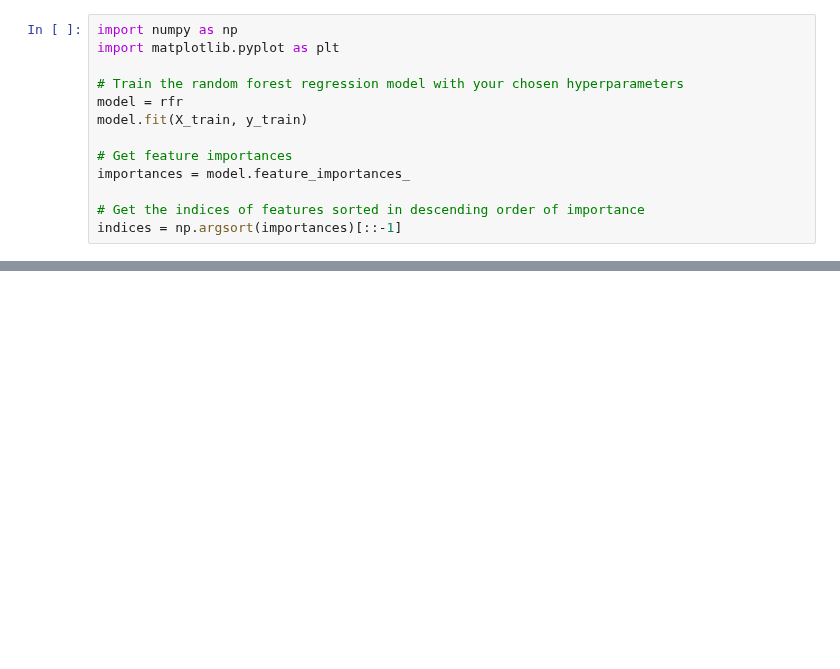
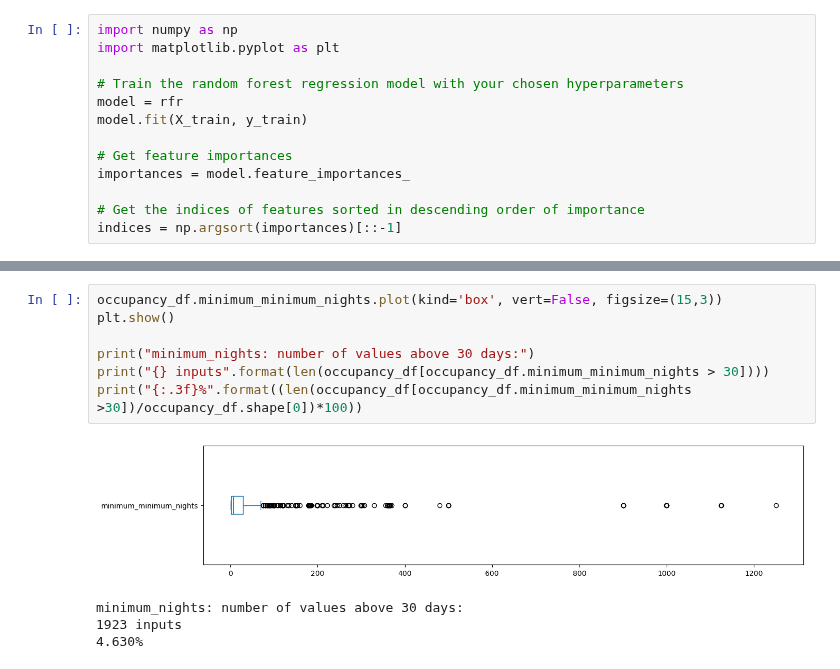
Before and after one commit to n-altawam/Sprinboard, a Jupyter notebook: Capstone 2/5. Modelling.ipynb, the cells around one changed output, grey strips where cells are left out. Saved outputs shown, nothing was run; the diff lists cells and outputs as text; blank space fills up the shorter version.

```diff
--- a/Capstone 2/5. Modelling.ipynb
+++ b/Capstone 2/5. Modelling.ipynb
@@ -340,0 +365,12 @@ plt.show()
+# %%
+occupancy_df.minimum_minimum_nights.plot(kind='box', vert=False, figsize=(15,3))
+plt.show()
+
+print("minimum_nights: number of values above 30 days:")
+print("{} inputs".format(len(occupancy_df[occupancy_df.minimum_minimum_nights > 30])))
+print("{:.3f}%".format((len(occupancy_df[occupancy_df.minimum_minimum_nights >30])/occupancy_df.shape[0])*100))
+# %% [output]
+[figure, added]
+minimum_nights: number of values above 30 days:
+1923 inputs
+4.630%
```
Also changed, not shown: parts of 34 cells of this notebook.
